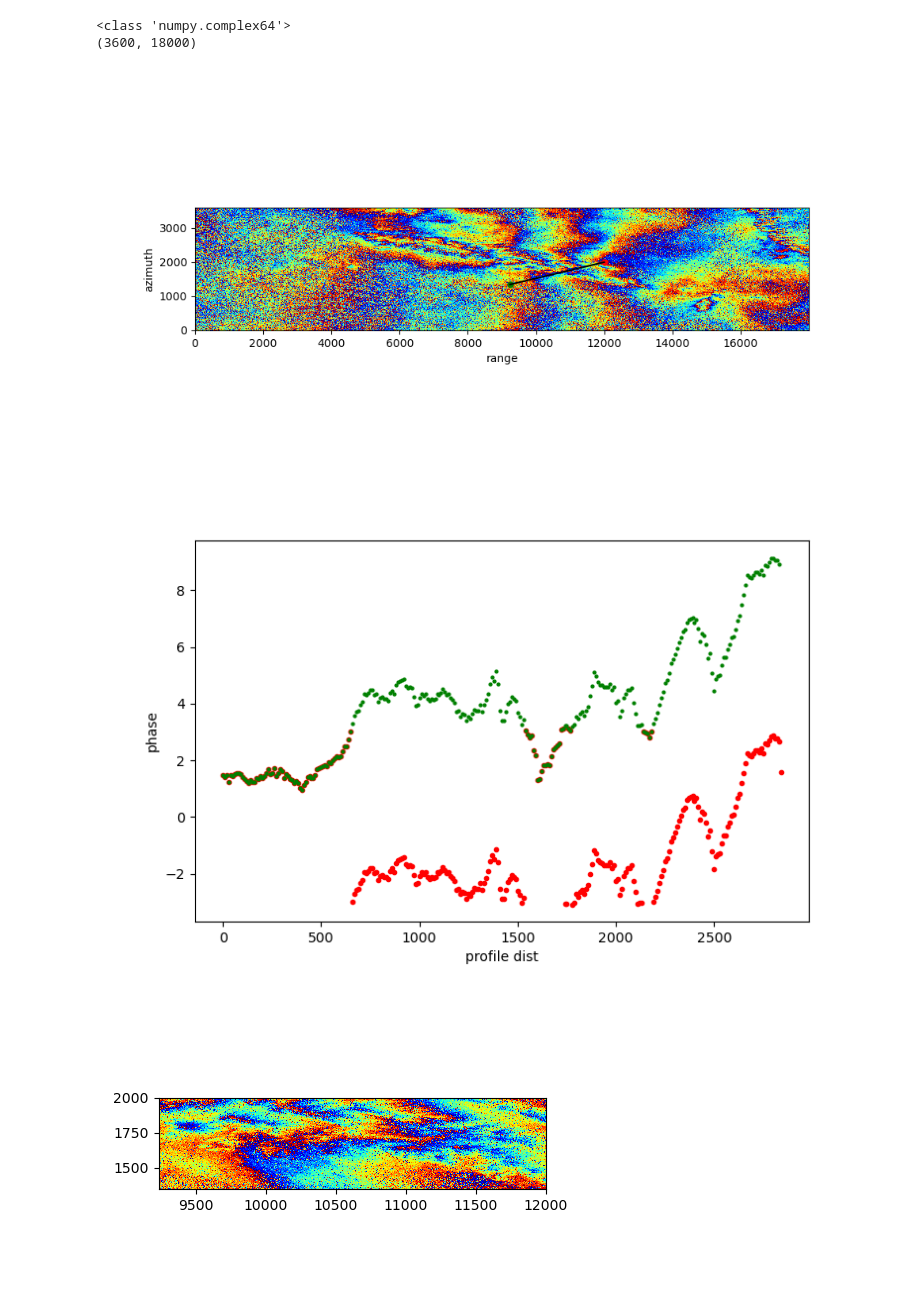
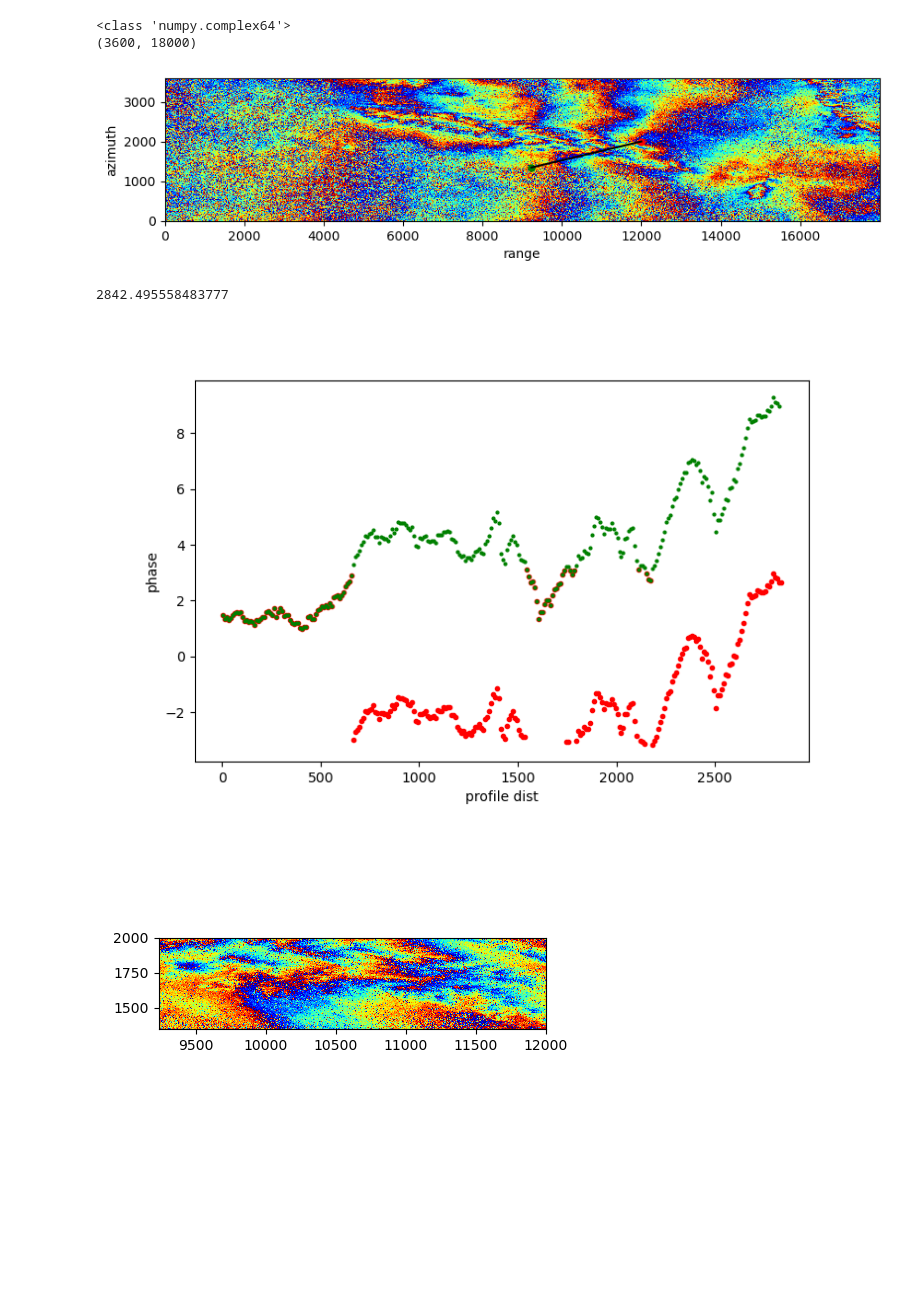
Before and after one commit to opaschall/LagunaSalada, a Jupyter notebook: 7_transects/fixing_transect_tool.ipynb, the cells around one changed output. Saved outputs shown, nothing was run; the diff lists cells and outputs as text; code cells hidden in the pictures; blank space fills up the shorter version.

```diff
--- a/7_transects/fixing_transect_tool.ipynb
+++ b/7_transects/fixing_transect_tool.ipynb
@@ -19,41 +19,45 @@ from filter_1D_profile_and_unwrap import unwrap_1D
 %matplotlib  widget
 # %%
 # set up an igram to use as the data array to input to function
-workdir = '/data/ocp4/LagunaSalada/'
+workdir = '/data/ocp4/LagunaSalada/Data_and_Figs/'
 cropdir='cropped_9000_1800_18000_3600/'
 date1='20190711'
 date2='20190723'
 x0=0; dx=18000; y0=0; dy=3600 # changes with different subregion
 ds = gdal.Open(workdir+"/"+cropdir+"/SLC_vv/"+date1+"/"+date1+".slc.full", \
                gdal.GA_ReadOnly)
 slc1 = ds.GetRasterBand(1).ReadAsArray(x0,y0,dx,dy)
 ds = gdal.Open(workdir+"/"+cropdir+"/SLC_vv/"+date2+"/"+date2+".slc.full", \
                gdal.GA_ReadOnly)
 slc2 = ds.GetRasterBand(1).ReadAsArray(x0,y0,dx,dy)
 int12 = slc1 * np.conj(slc2)
 print(type(int12[0,0]))
 print(np.shape(int12))
 # define the points you want the transect to be between
 testStart = [9234, 1345]
 testEnd = [12000, 2000]
 
 # plot the full igram and the transect I want to extract
 plt.figure(figsize=(10, 5))
 plt.imshow(np.angle(int12),vmin=-np.pi, vmax=np.pi, cmap='jet', aspect='equal', \
      interpolation='nearest',origin='lower')
 plt.plot(testStart[0],testStart[1],'g.',markersize=10)
 plt.plot(testEnd[0],testEnd[1],'r.',markersize=10)
 plt.plot((testStart[0],testEnd[0]),(testStart[1],testEnd[1]),'k-',markersize=10)
 #plt.xlim([testStart[0], testEnd[0]])
 #plt.ylim([testStart[1], testEnd[1]])
 #plt.xlim([8000, 14000])
 #plt.ylim([1000,2500])
 plt.ylabel('azimuth'); plt.xlabel('range')
 plt.show()
 # %% [output]
 <class 'numpy.complex64'>
 (3600, 18000)
-[figure, old version]
+[figure, new version]
+# %%
+print(np.sqrt((testStart[0]-testEnd[0])**2+(testStart[1]-testEnd[1])**2))
+# %% [output]
+2842.495558483777
 # %%
 #print(np.shape(int12))
 
@@ -71,7 +75,7 @@ plt.plot(np.real(unwrapped[0]),unwrapped[1],'g.',markersize=4)
 plt.ylabel('phase'); plt.xlabel('profile dist')
 plt.show()
 # %% [output]
-[figure, old version]
+[figure, new version]
 # %%
 # copy in the extract_transect.py code so I can edit it and test before changing the real thing
 
```
Also changed, not shown: 23 other files.
